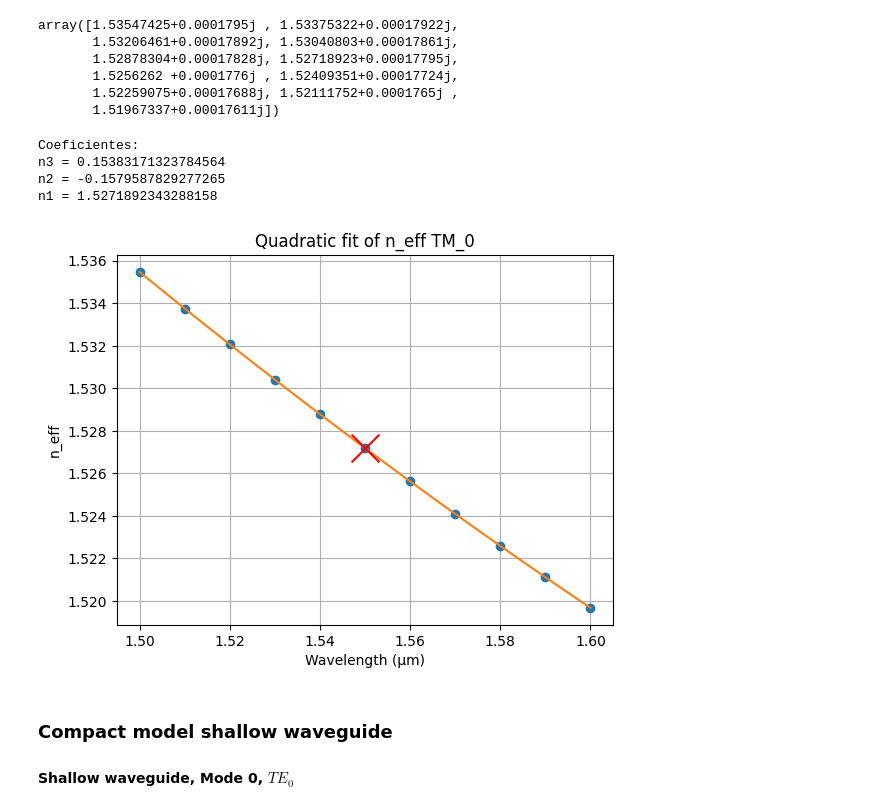
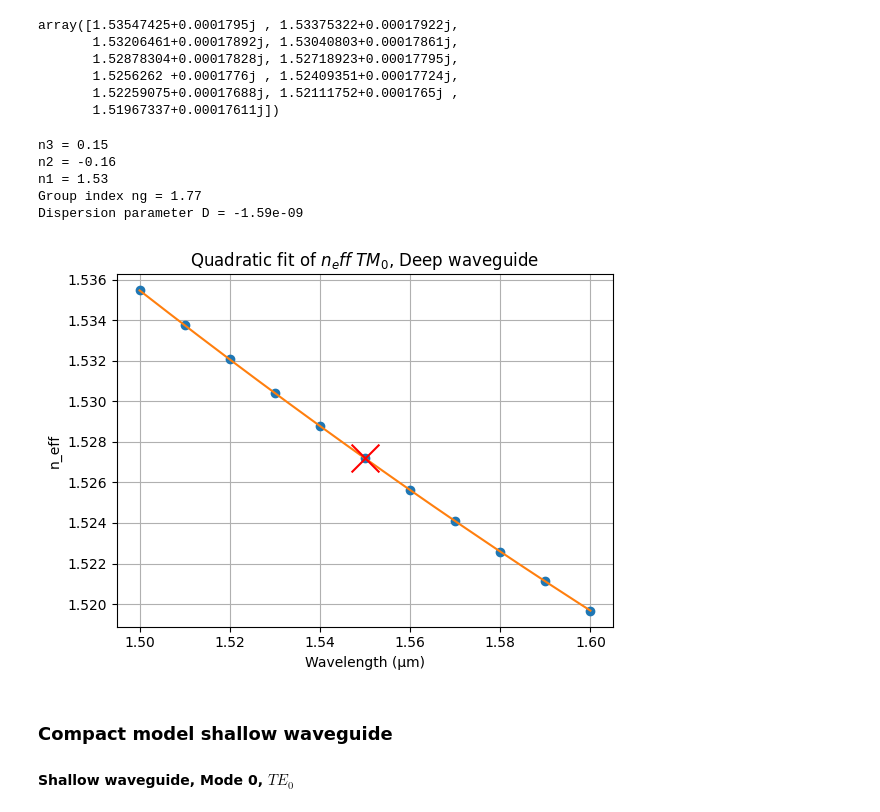
Before and after one commit to niospinamev2/pic-upv-lab1, a Jupyter notebook: WAVEGUIDES_Student.ipynb, the cells around one changed output. Drawn from its saved outputs; the diff is of its cells as text; code cells hidden in the pictures.

```diff
--- a/WAVEGUIDES_Student.ipynb
+++ b/WAVEGUIDES_Student.ipynb
@@ -372,36 +413,59 @@ array([1.53547425+0.0001795j , 1.53375322+0.00017922j,
        1.5256262 +0.0001776j , 1.52409351+0.00017724j,
        1.52259075+0.00017688j, 1.52111752+0.0001765j ,
        1.51967337+0.00017611j])
-# %%
-coeffs = np.polyfit(wavelengthshift, deep_neff[:, 1].real, 2)
-
-n3, n2, n1 = coeffs
-
-print("Coeficientes:")
-print("n3 =", n3)
-print("n2 =", n2)
-print("n1 =", n1)
-# %% [output]
-Coeficientes:
-n3 = 0.15383171323784564
-n2 = -0.1579587829277265
-n1 = 1.5271892343288158
+# %%
+coeffs = np.polyfit(wavelengthshift, deep_neff[:, 1].real, 2)
+
+n3, n2, n1 = coeffs
+lambda0 = 1.55   # micrometers
+c = 3e8          # m/s
+
+# neff en lambda0
+neff = n1
+
+# primera derivada en lambda0
+dneff_dlambda = n2
+
+# group index
+ng = neff - lambda0 * dneff_dlambda
+
+# segunda derivada
+d2neff_dlambda2 = 2*n3
+
+# dispersion parameter
+D = -(lambda0/c) * d2neff_dlambda2
+
+print(f"n3 = {n3:.2f}")
+print(f"n2 = {n2:.2f}")
+print(f"n1 = {n1:.2f}")
+print(f"Group index ng = {ng:.2f}")
+print(f"Dispersion parameter D = {D:.2e}")
+# %% [output]
+n3 = 0.15
+n2 = -0.16
+n1 = 1.53
+Group index ng = 1.77
+Dispersion parameter D = -1.59e-09
 # %%
 # Evaluar el polinomio
+#-----------------------------
+# Deep waveguide TM
+#-----------------------------
 x_fit = np.linspace(wavelengthshift.min(), wavelengthshift.max(), 200)
 y_fit = np.polyval(coeffs, x_fit)
 
-plt.figure()
+plt.figure(figsize=(7, 4.5))
 plt.scatter(lambda0, n1, s=400, marker='x', color='red',zorder=5)
 plt.plot(wavelength, deep_neff[:, 1], 'o')
 plt.plot(x_fit+lambda0, y_fit)
 plt.xlabel("Wavelength (µm)")
 plt.ylabel("n_eff")
-plt.title("Quadratic fit of n_eff TM_0")
+plt.title("Quadratic fit of $n_eff$ $TM_0$, Deep waveguide")
 plt.grid(True)
-plt.show()
+plt.tight_layout(rect=[0, 0, 0.85, 1])
+plt.savefig('LO3_Deep_TM_0.png', bbox_inches='tight')
 # %% [output]
-[figure, old version]
+[figure, new version]
 # %% [markdown]
 ### Compact model shallow waveguide
 
```
Also changed, not shown: parts of 32 cells of this notebook, 15 other files.
